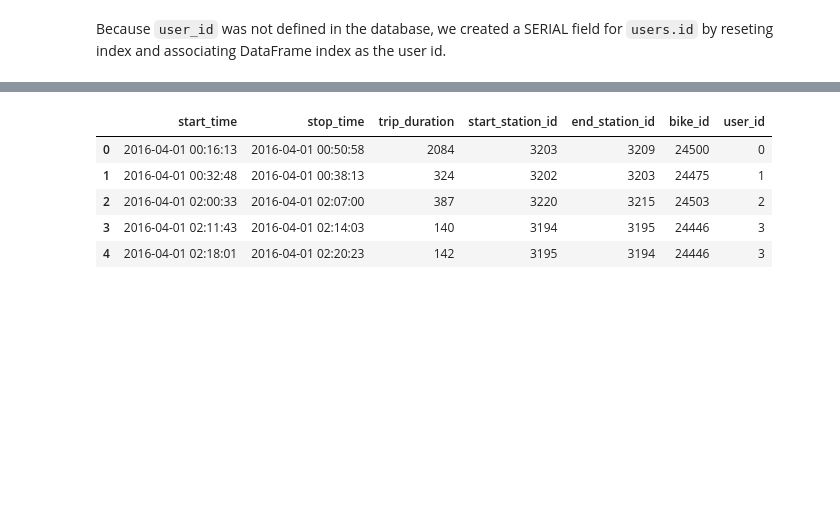
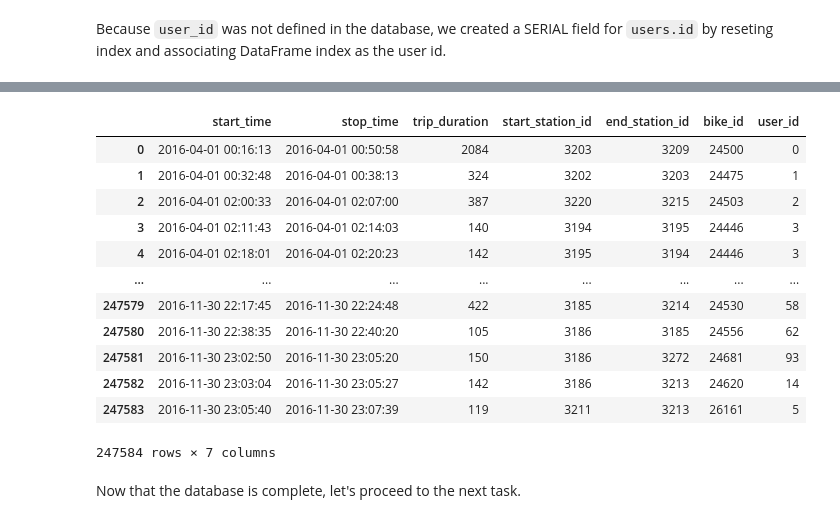
Before and after one commit to JamieSDavis/codecademy_stuff, a Jupyter notebook: Data/bike_rental/Bike Rental Project.ipynb, the cells around one changed output, grey strips where cells are left out. Saved outputs shown, nothing was run; the diff lists cells and outputs as text; code cells hidden in the pictures; blank space fills up the shorter version.

```diff
--- a/Data/bike_rental/Bike Rental Project.ipynb
+++ b/Data/bike_rental/Bike Rental Project.ipynb
@@ -689,9 +721,18 @@ weather_data.head()
 # %%
-trips_data.head()
+trips_data
 # %% [output]
 |  | start_time | stop_time | trip_duration | start_station_id | end_station_id | bike_id | user_id |
 | 0 | 2016-04-01 00:16:13 | 2016-04-01 00:50:58 | 2084 | 3203 | 3209 | 24500 | 0 |
 | 1 | 2016-04-01 00:32:48 | 2016-04-01 00:38:13 | 324 | 3202 | 3203 | 24475 | 1 |
 | 2 | 2016-04-01 02:00:33 | 2016-04-01 02:07:00 | 387 | 3220 | 3215 | 24503 | 2 |
 | 3 | 2016-04-01 02:11:43 | 2016-04-01 02:14:03 | 140 | 3194 | 3195 | 24446 | 3 |
 | 4 | 2016-04-01 02:18:01 | 2016-04-01 02:20:23 | 142 | 3195 | 3194 | 24446 | 3 |
+| ... | ... | ... | ... | ... | ... | ... | ... |
+| 247579 | 2016-11-30 22:17:45 | 2016-11-30 22:24:48 | 422 | 3185 | 3214 | 24530 | 58 |
+| 247580 | 2016-11-30 22:38:35 | 2016-11-30 22:40:20 | 105 | 3186 | 3185 | 24556 | 62 |
+| 247581 | 2016-11-30 23:02:50 | 2016-11-30 23:05:20 | 150 | 3186 | 3272 | 24681 | 93 |
+| 247582 | 2016-11-30 23:03:04 | 2016-11-30 23:05:27 | 142 | 3186 | 3213 | 24620 | 14 |
+| 247583 | 2016-11-30 23:05:40 | 2016-11-30 23:07:39 | 119 | 3211 | 3213 | 26161 | 5 |
+247584 rows × 7 columns
+# %% [markdown]
+Now that the database is complete, let's proceed to the next task.
```
Also changed, not shown: parts of 35 cells of this notebook.
